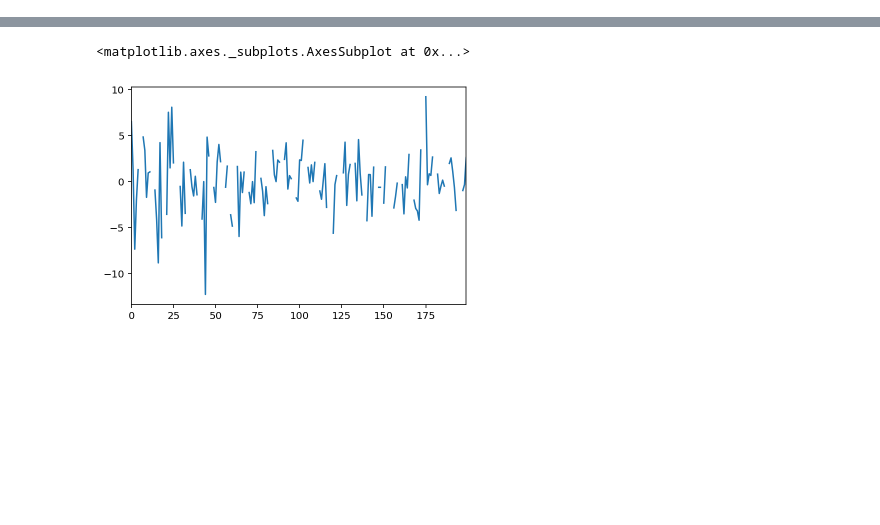
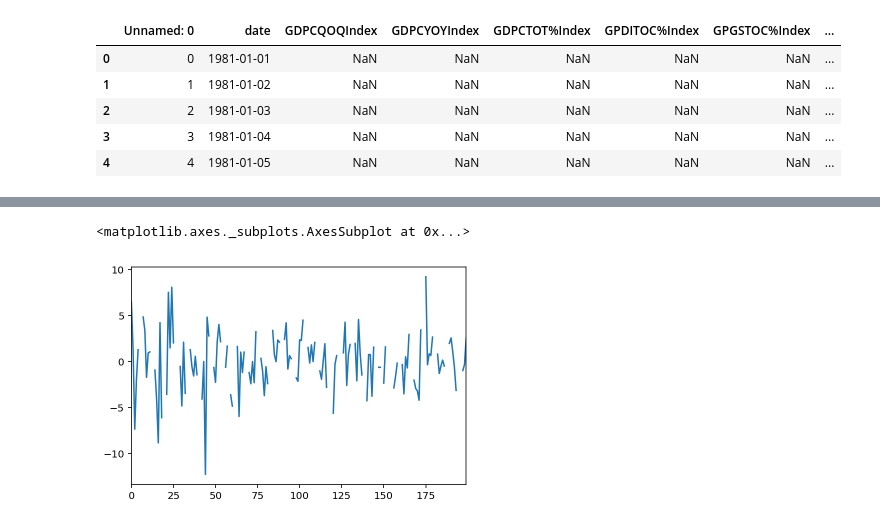
Before and after one commit to mokpolar/KRX_semiconductor_index_prediction, a Jupyter notebook: regression_with_full_data_20200129.ipynb, the cells around one changed output, grey strips where cells are left out. Cells and saved outputs as stored; diff of their text form; code cells hidden in the pictures; blank space fills up the shorter version.

```diff
--- a/regression_with_full_data_20200129.ipynb
+++ b/regression_with_full_data_20200129.ipynb
@@ -1 +3,6 @@
+# %%
+import pandas as pd
+pd.set_option('display.max_rows', 500)
+pd.set_option('display.max_columns', 500)
+pd.set_option('display.width', 1000)
 # %%
@@ -3 +10,10 @@ df = pd.read_csv('bloomberg_krx_hynix_191229_2.csv')
+# %%
+df.head()
+# %% [output]
+|  | Unnamed: 0 | date | GDPCQOQIndex | GDPCYOYIndex | GDPCTOT%Index | GPDITOC%Index | GPGSTOC%Index | ... |
+| 0 | 0 | 1981-01-01 | NaN | NaN | NaN | NaN | NaN | ... |
+| 1 | 1 | 1981-01-02 | NaN | NaN | NaN | NaN | NaN | ... |
+| 2 | 2 | 1981-01-03 | NaN | NaN | NaN | NaN | NaN | ... |
+| 3 | 3 | 1981-01-04 | NaN | NaN | NaN | NaN | NaN | ... |
+| 4 | 4 | 1981-01-05 | NaN | NaN | NaN | NaN | NaN | ... |
 # %%
```
Also changed, not shown: parts of 9 cells of this notebook, 1 other file.
